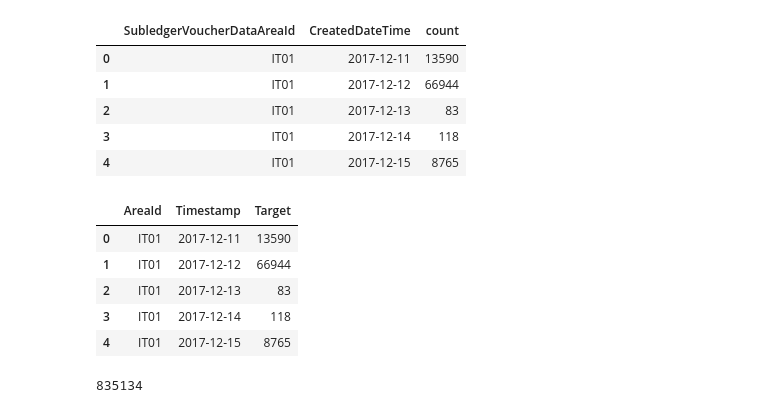
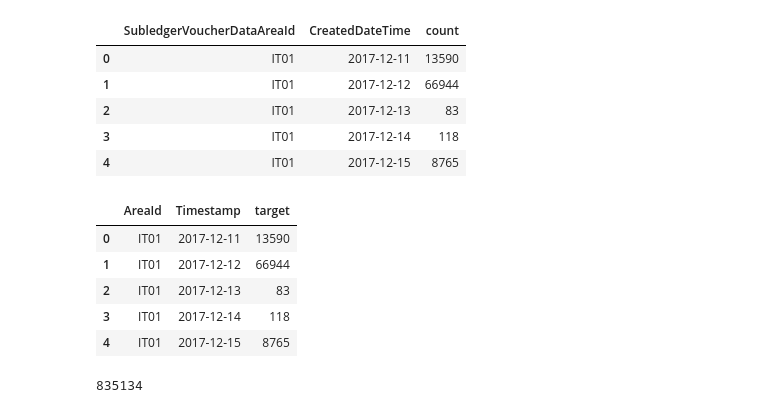
Before and after one commit to gianluca-coletta/Tesi_Magistrale, a Jupyter notebook: Code/ForecastingIT01.ipynb, the cells around one changed output. Drawn from its saved outputs; the diff is of its cells as text; code cells hidden in the pictures.

```diff
--- a/Code/ForecastingIT01.ipynb
+++ b/Code/ForecastingIT01.ipynb
@@ -83,10 +83,10 @@ df_TS.head()
 | 4 | IT01 | 2017-12-15 | 8765 |
 # %%
 # Change name columns SubledgerVoucherDataAreaId to AreaId, CreatedDateTime to Timestamp and count to Target
-df_TS = df_TS.rename(columns={'SubledgerVoucherDataAreaId': 'AreaId', 'CreatedDateTime': 'Timestamp', 'count': 'Target'})
+df_TS = df_TS.rename(columns={'SubledgerVoucherDataAreaId': 'AreaId', 'CreatedDateTime': 'Timestamp', 'count': 'target'})
 df_TS.head()
 # %% [output]
-|  | AreaId | Timestamp | Target |
+|  | AreaId | Timestamp | target |
 | 0 | IT01 | 2017-12-11 | 13590 |
 | 1 | IT01 | 2017-12-12 | 66944 |
 | 2 | IT01 | 2017-12-13 | 83 |
```
Also changed, not shown: parts of 11 cells of this notebook, 10 other files.
